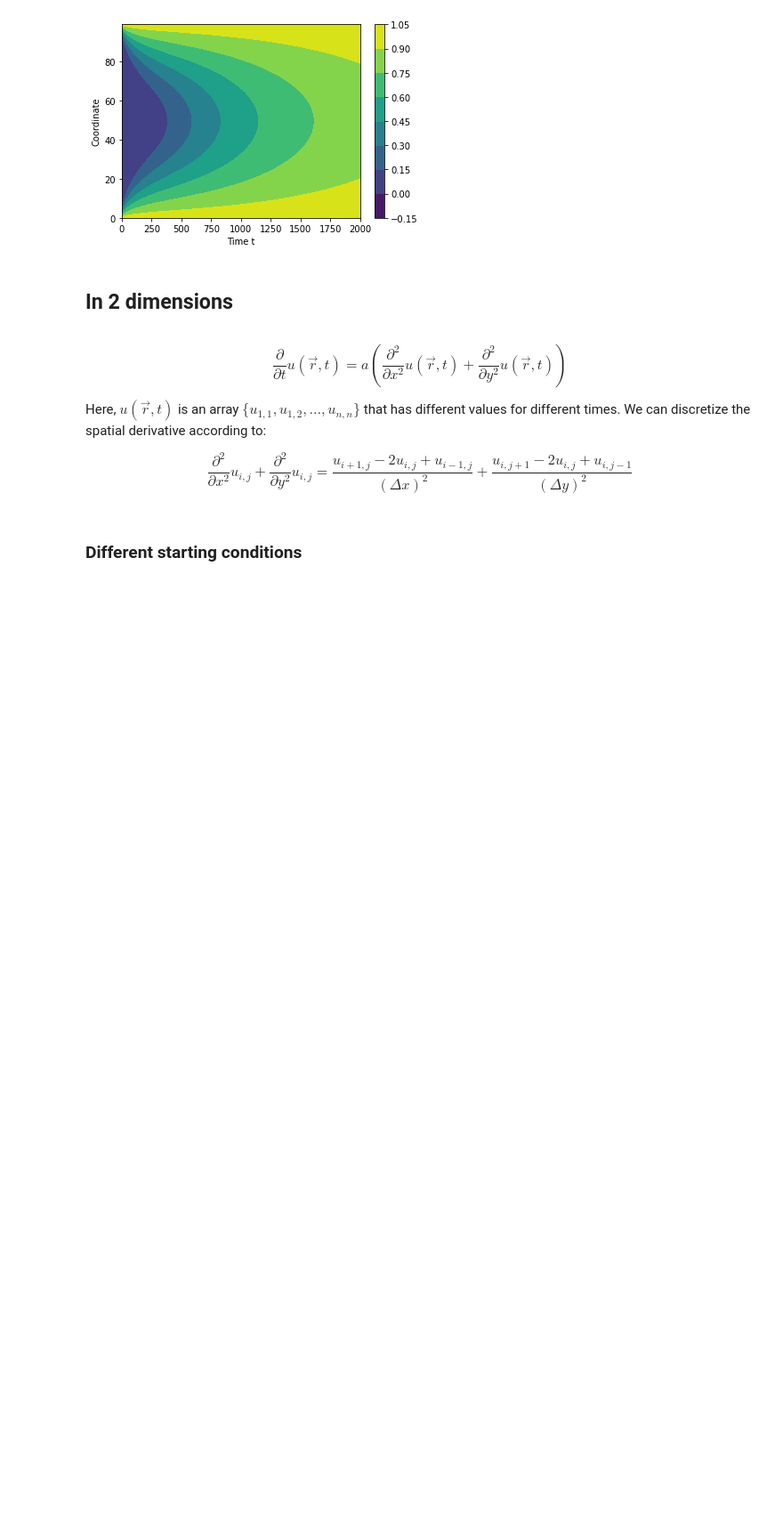
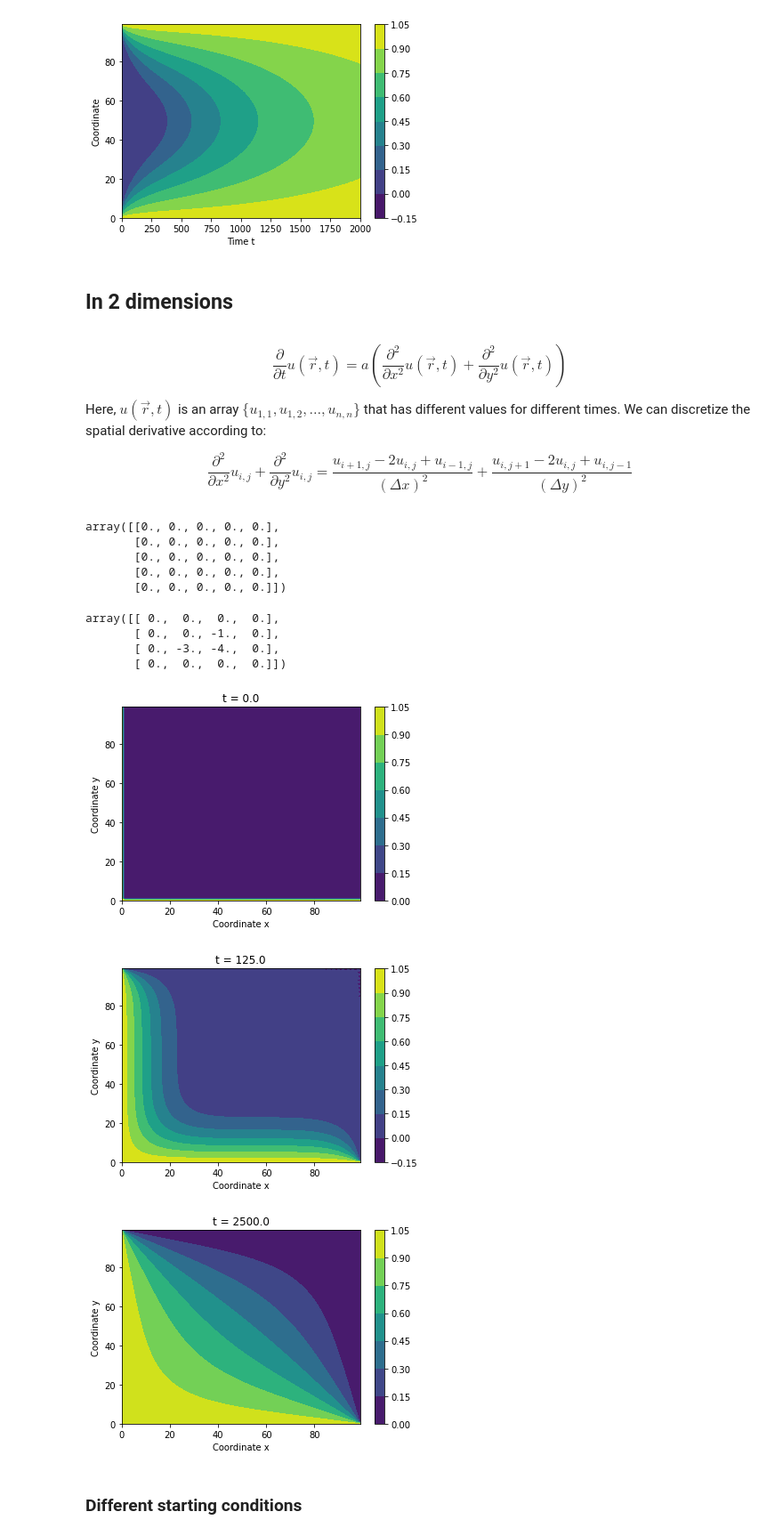
Before and after one commit to Xavier-ML/Computational-Physics-with-Python, a Jupyter notebook: 07c_Multidimensional_heat_equation_template.ipynb, the cells around one changed output. Shown at 89% size. Drawn from its saved outputs; the diff is of its cells as text; code cells hidden in the pictures; blank space fills up the shorter version.

```diff
--- a/07c_Multidimensional_heat_equation_template.ipynb
+++ b/07c_Multidimensional_heat_equation_template.ipynb
@@ -153,2 +170,56 @@ Here, \\( u(\vec{r},t) \\) is an array \\(\{ u_{1,1}, u_{1,2}, \dots, u_{n,n} \}
+# %%
+np.zeros([len(u),len(u)])
+# %% [output]
+array([[0., 0., 0., 0., 0.],
+       [0., 0., 0., 0., 0.],
+       [0., 0., 0., 0., 0.],
+       [0., 0., 0., 0., 0.],
+       [0., 0., 0., 0., 0.]])
+# %%
+f_2D(1,np.array([[1,2,3,3],[4,5,6,6],[7,8,9,9],[7,8,9,9]]))
+# %% [output]
+array([[ 0.,  0.,  0.,  0.],
+       [ 0.,  0., -1.,  0.],
+       [ 0., -3., -4.,  0.],
+       [ 0.,  0.,  0.,  0.]])
+# %%
+tStart = 0
+tEnd = 5000
+
+u0 = np.zeros([sizex,sizey])
+u0[0,:] = 1
+u0[:,0] = 1
+
+solution = integrate.solve_ivp(f_2D_flattend, [tStart, tEnd], u0.flatten(), method = 'RK45', t_eval = np.linspace(tStart,tEnd,10001))
+# %%
+x_list, y_list = np.meshgrid(np.arange(sizex), np.arange(sizey))
+
+tIndex = 0
+plt.xlabel("Coordinate x")
+plt.ylabel("Coordinate y")
+plt.contourf(x_list, y_list, solution.y[:,tIndex].reshape(sizex,sizey))
+plt.colorbar()
+plt.title("t = " + str(solution.t[tIndex]))
+plt.show()
+
+tIndex = tEnd//20
+plt.xlabel("Coordinate x")
+plt.ylabel("Coordinate y")
+plt.contourf(x_list, y_list, solution.y[:,tIndex].reshape(sizex,sizey))
+plt.colorbar()
+plt.title("t = " + str(solution.t[tIndex]))
+plt.show()
+
+tIndex = tEnd
+plt.xlabel("Coordinate x")
+plt.ylabel("Coordinate y")
+plt.contourf(x_list, y_list, solution.y[:,tIndex].reshape(sizex,sizey))
+plt.colorbar()
+plt.title("t = " + str(solution.t[tIndex]))
+plt.show()
+# %% [output]
+[figure, added]
+[figure, added]
+[figure, added]
 # %% [markdown]
 ### Different starting conditions
```
Also changed, not shown: parts of 5 cells of this notebook.
